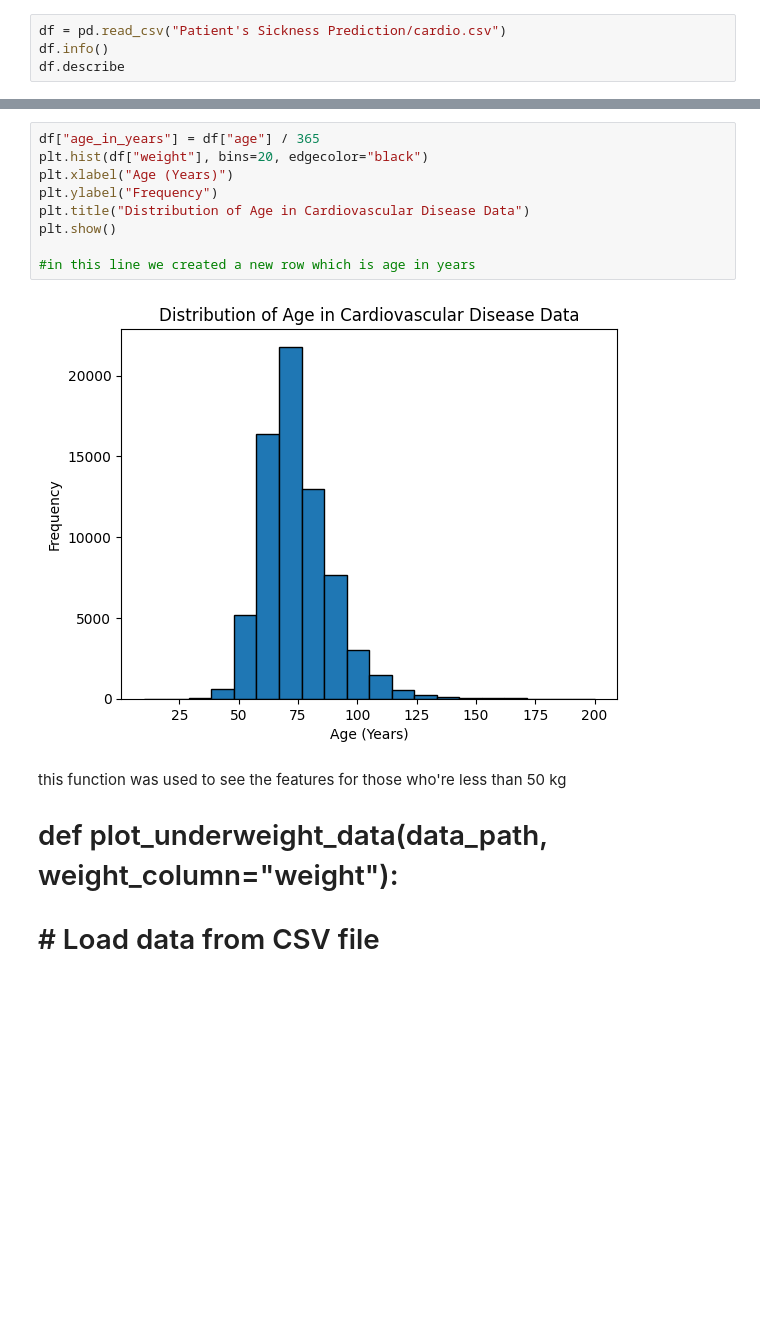
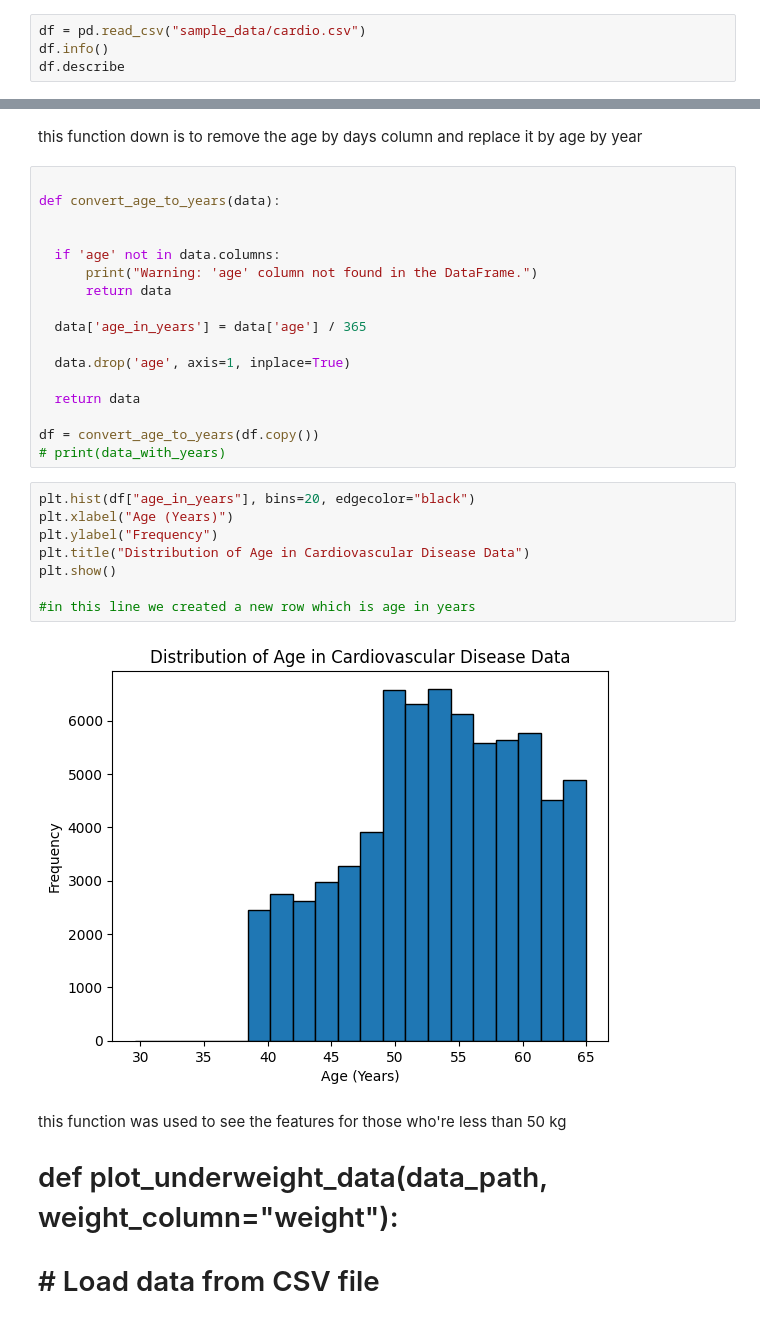
Before and after one commit to alyawdi/AI_Project, a Jupyter notebook: randomForest.ipynb, the cells around one changed output, grey strips where cells are left out. Cells and saved outputs as stored; diff of their text form; blank space fills up the shorter version.

```diff
--- a/randomForest.ipynb
+++ b/randomForest.ipynb
@@ -12,7 +18,7 @@ from sklearn.model_selection import train_test_split
 # from sklearn.metrics import confusion_matrix
 # from sklearn.metrics import classification_report
 # %%
-df = pd.read_csv("Patient's Sickness Prediction/cardio.csv")
+df = pd.read_csv("sample_data/cardio.csv")
 df.info()
 df.describe
 # %% [output]
@@ -62,14 +85,32 @@ Data saved successfully to: cardio_without_id.csv
+# %% [markdown]
+this function down is to remove the age by days column and replace it by age by year
+# %%
+
+def convert_age_to_years(data):
+
+
+  if 'age' not in data.columns:
+      print("Warning: 'age' column not found in the DataFrame.")
+      return data
+
+  data['age_in_years'] = data['age'] / 365
+
+  data.drop('age', axis=1, inplace=True)
+
+  return data
+
+df = convert_age_to_years(df.copy())
+# print(data_with_years)
 # %%
-df["age_in_years"] = df["age"] / 365
-plt.hist(df["weight"], bins=20, edgecolor="black")
+plt.hist(df["age_in_years"], bins=20, edgecolor="black")
 plt.xlabel("Age (Years)")
 plt.ylabel("Frequency")
 plt.title("Distribution of Age in Cardiovascular Disease Data")
 plt.show()
 
 #in this line we created a new row which is age in years
 # %% [output]
-[figure, old version]
+[figure, new version]
 # %% [markdown]
 
 this function was used to see the features for those who're less than 50 kg
```
Also changed, not shown: parts of 28 cells of this notebook.
